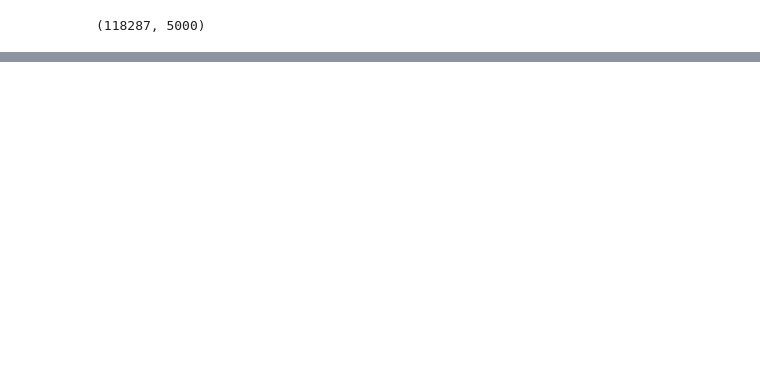
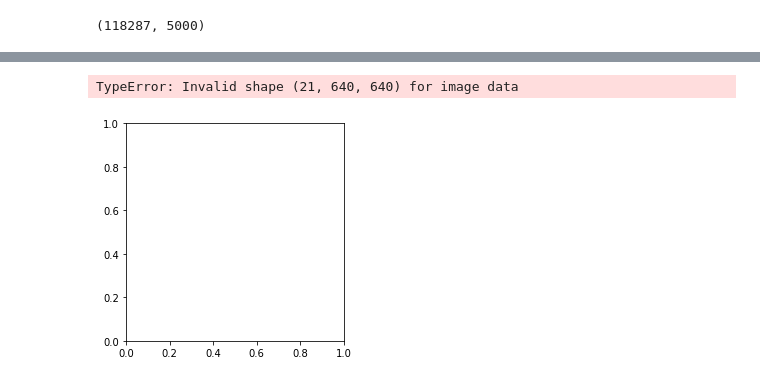
Before and after one commit to julia-komleva/dl, a Jupyter notebook: 4-COCO-Semantic-Segmentation/4-Semantic-Segmentation.ipynb, the cells around one changed output, grey strips where cells are left out. Drawn from its saved outputs; the diff is of its cells as text; code cells hidden in the pictures; blank space fills up the shorter version.

```diff
--- a/4-COCO-Semantic-Segmentation/4-Semantic-Segmentation.ipynb
+++ b/4-COCO-Semantic-Segmentation/4-Semantic-Segmentation.ipynb
@@ -168,0 +239,21 @@ torch.cuda.empty_cache()
+# %%
+loss_function = nn.BCEWithLogitsLoss()
+#loss_function = nn.CrossEntropyLoss()
+#
+optimizer = optim.SGD(model.parameters(), lr=1e-5, momentum = 0.9)
+def iou(outputs: torch.Tensor, labels: torch.Tensor):
+    # You can comment out this line if you are passing tensors of equal shape
+    # But if you are passing output from UNet or something it will most probably
+    # be with the BATCH x 1 x H x W shape
+    outputs = outputs.squeeze(1)  # BATCH x 1 x H x W => BATCH x H x W
+
+    intersection = (outputs & labels).float().sum((1, 2))  # Will be zero if Truth=0 or Prediction=0
+    union = (outputs | labels).float().sum((1, 2))         # Will be zzero if both are 0
+
+    iou = (intersection + SMOOTH) / (union + SMOOTH)  # We smooth our devision to avoid 0/0
+
+    thresholded = torch.clamp(20 * (iou - 0.5), 0, 10).ceil() / 10  # This is equal to comparing with thresolds
+
+    return thresholded#.mean()  # Or thresholded.mean() if you are interested in average across the batch
+# %%
+epochs = 1
@@ -212,3 +411,9 @@ array([[0, 0, 0, ..., 0, 0, 0],
+# %%
+plt.imshow(om)
+plt.show()
+# %% [output]
+TypeError: Invalid shape (21, 640, 640) for image data
+[figure, added]
 # %%
 # Define the helper function
 def decode_segmap(image, nc=21):
```
Also changed, not shown: parts of 28 cells of this notebook.
